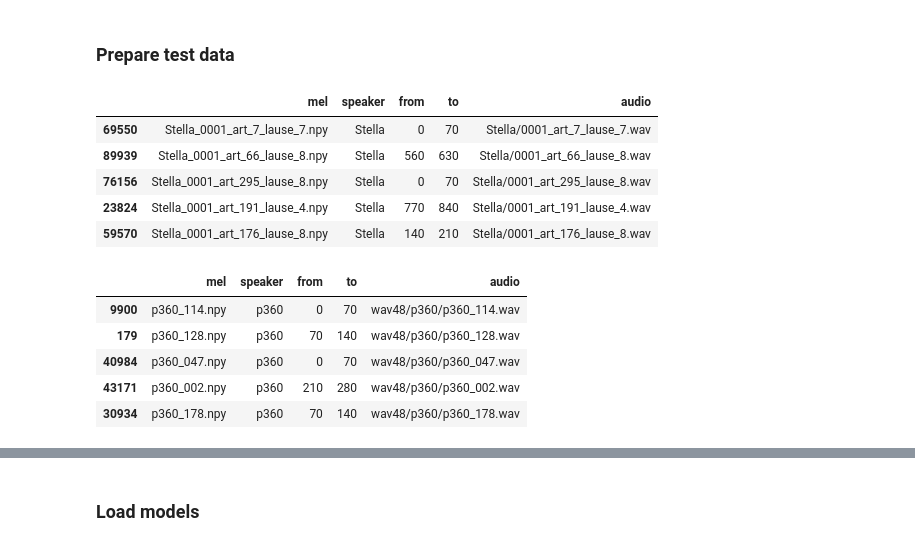
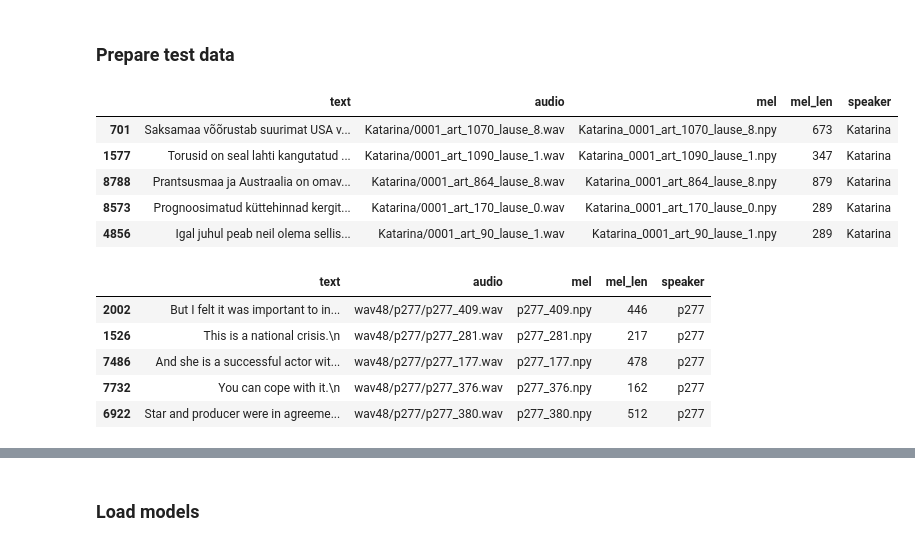
Before and after one commit to GeronimoOM/multi-speaker-tacotron2, a Jupyter notebook: speaker_encoder.ipynb, the cells around one changed output, grey strips where cells are left out. Cells and saved outputs as stored; diff of their text form; code cells hidden in the pictures.

```diff
--- a/speaker_encoder.ipynb
+++ b/speaker_encoder.ipynb
@@ -43,3 +20,14 @@ def get_embeddings(model, fragments, data_dir):
+# %%
+F = 70
+
+def get_embeddings(model, data, data_dir):
+    embeddings = []
+    for _, row in data.iterrows():
+        mel = mel_spectrogram(os.path.join(data_dir, row['audio']), stft).transpose(0, 1).unsqueeze(0) # 1xSxM
+        fragments = mel.unfold(1, F, F // 2).transpose(2, 3)[0]
+        embedding = model.inference(fragments, [fragments.size(0)]).squeeze(0)
+        embeddings.append(embedding)
+    return torch.stack(embeddings).detach()
 # %%
 def load_model(checkpoint_path):
     model = SpeakerEncoder(hparams)
@@ -52,8 +40,8 @@ import IPython
 def play_audio(audio, data_dir):
     return IPython.display.Audio(os.path.join(data_dir, audio), autoplay=True)
 # %%
-def speaker_sample(fragments, speaker):
-    return fragments.loc[fragments['speaker'] == speaker].sample(1).iloc[0]
+def get_speaker_sample(data, speaker):
+    return data.loc[data['speaker'] == speaker].sample(1).iloc[0]
 # %%
 from sklearn.decomposition import PCA
 import seaborn as sns
@@ -87,7 +90,7 @@ test_common_voice.head()
 konekorpus_speakers = ["Meelis_Kompus", "Tarmo_Maiberg", "Birgit_Itse", "Vallo_Kelmsaar", "Indrek_Kiisler",
                        "Tõnu_Karjatse", "Kai_Vare", "Katarina", "Kristo", "Robert", "Stella"]
 
-test_konekorpus = pd.read_csv('/Users/olehmatsuk/Thesis/data_files/konekorpus_fragments_test.csv')
+test_konekorpus = pd.read_csv('/Users/olehmatsuk/Thesis/data_files/new/konekorpus_test.csv')
 test_konekorpus['speaker'] = test_konekorpus['speaker'].apply(lambda s: konekorpus_speakers[s])
 test_konekorpus.head()
 # %% [output]
@@ -136,29 +139,32 @@ vctk_speakers_genders = {f'p{row[0]}': 1 if row[2] == 'M' else 0
 # %%
 test_konekorpus_sample = []
 for speaker in test_konekorpus['speaker'].unique():
-    test_konekorpus_sample.append(test_konekorpus.loc[test_konekorpus['speaker'] == speaker].sample(30))
+    speaker_sample = test_konekorpus.loc[(test_konekorpus['speaker'] == speaker) & \
+                                         (test_konekorpus['mel_len'] >= F)].sample(10)
+    test_konekorpus_sample.append(speaker_sample)
 test_konekorpus_sample = pd.concat(test_konekorpus_sample)
 test_konekorpus_sample.head()
 # %% [output]
-|  | mel | speaker | from | to | audio |
-| 69550 | Stella_0001_art_7_lause_7.npy | Stella | 0 | 70 | Stella/0001_art_7_lause_7.wav |
-| 89939 | Stella_0001_art_66_lause_8.npy | Stella | 560 | 630 | Stella/0001_art_66_lause_8.wav |
-| 76156 | Stella_0001_art_295_lause_8.npy | Stella | 0 | 70 | Stella/0001_art_295_lause_8.wav |
-| 23824 | Stella_0001_art_191_lause_4.npy | Stella | 770 | 840 | Stella/0001_art_191_lause_4.wav |
-| 59570 | Stella_0001_art_176_lause_8.npy | Stella | 140 | 210 | Stella/0001_art_176_lause_8.wav |
+|  | text | audio | mel | mel_len | speaker |
+| 701 | Saksamaa võõrustab suurimat USA v... | Katarina/0001_art_1070_lause_8.wav | Katarina_0001_art_1070_lause_8.npy | 673 | Katarina |
+| 1577 | Torusid on seal lahti kangutatud ... | Katarina/0001_art_1090_lause_1.wav | Katarina_0001_art_1090_lause_1.npy | 347 | Katarina |
+| 8788 | Prantsusmaa ja Austraalia on omav... | Katarina/0001_art_864_lause_8.wav | Katarina_0001_art_864_lause_8.npy | 879 | Katarina |
+| 8573 | Prognoosimatud küttehinnad kergit... | Katarina/0001_art_170_lause_0.wav | Katarina_0001_art_170_lause_0.npy | 289 | Katarina |
+| 4856 | Igal juhul peab neil olema sellis... | Katarina/0001_art_90_lause_1.wav | Katarina_0001_art_90_lause_1.npy | 289 | Katarina |
 # %%
 test_vctk_sample = []
 for speaker in np.random.choice(test_vctk['speaker'].unique(), size=15, replace=False):
-    test_vctk_sample.append(test_vctk.loc[test_vctk['speaker'] == speaker].sample(50))
+    test_vctk_sample.append(test_vctk.loc[(test_vctk['speaker'] == speaker) & \
+                                          (test_vctk['mel_len'] >= F)].sample(20))
 test_vctk_sample = pd.concat(test_vctk_sample)
 test_vctk_sample.head()
 # %% [output]
-|  | mel | speaker | from | to | audio |
-| 9900 | p360_114.npy | p360 | 0 | 70 | wav48/p360/p360_114.wav |
-| 179 | p360_128.npy | p360 | 70 | 140 | wav48/p360/p360_128.wav |
-| 40984 | p360_047.npy | p360 | 0 | 70 | wav48/p360/p360_047.wav |
-| 43171 | p360_002.npy | p360 | 210 | 280 | wav48/p360/p360_002.wav |
-| 30934 | p360_178.npy | p360 | 70 | 140 | wav48/p360/p360_178.wav |
+|  | text | audio | mel | mel_len | speaker |
+| 2002 | But I felt it was important to in... | wav48/p277/p277_409.wav | p277_409.npy | 446 | p277 |
+| 1526 | This is a national crisis.\n | wav48/p277/p277_281.wav | p277_281.npy | 217 | p277 |
+| 7486 | And she is a successful actor wit... | wav48/p277/p277_177.wav | p277_177.npy | 478 | p277 |
+| 7732 | You can cope with it.\n | wav48/p277/p277_376.wav | p277_376.npy | 162 | p277 |
+| 6922 | Star and producer were in agreeme... | wav48/p277/p277_380.wav | p277_380.npy | 512 | p277 |
 # %%
 test_konekorpus_sample.shape, test_vctk_sample.shape
 # %% [output]
```
Also changed, not shown: parts of 27 cells of this notebook, 7 other files.
